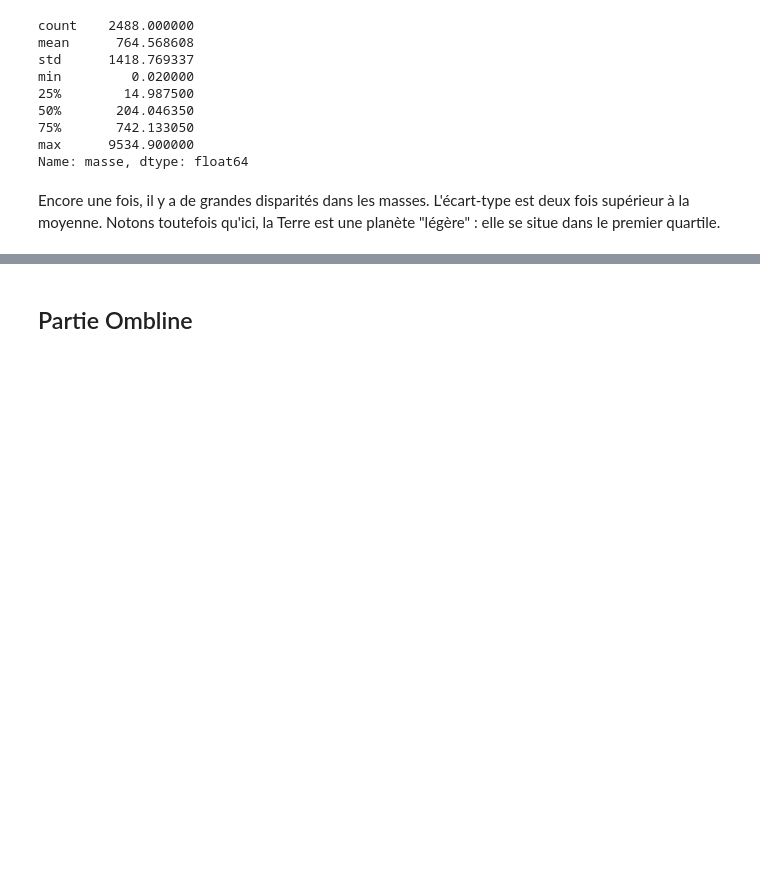
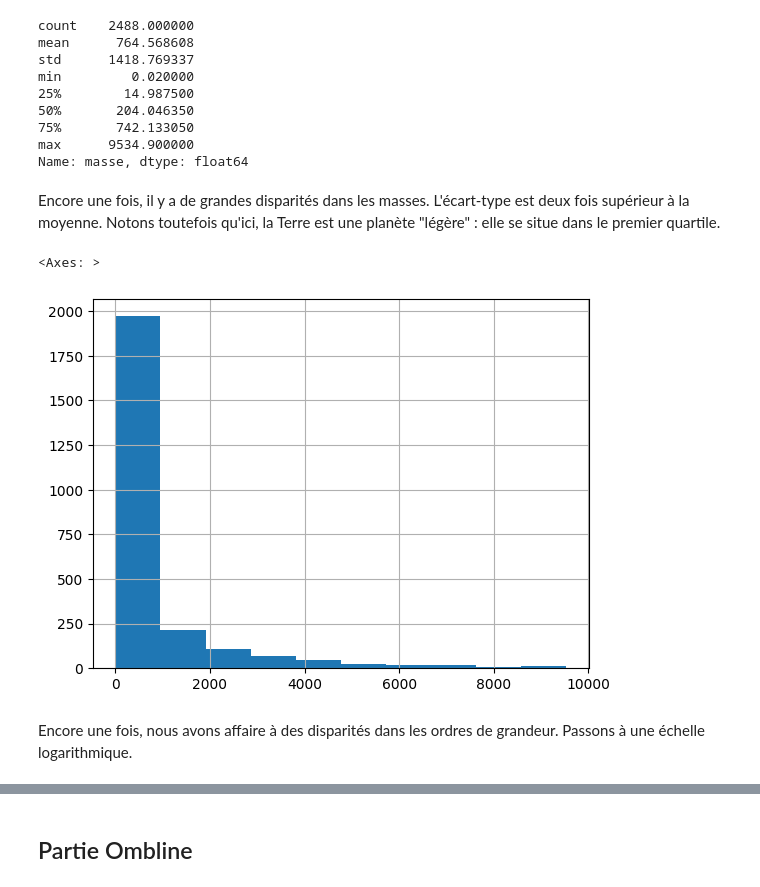
Before and after one commit to camilleprig/pe-hackathon, a Jupyter notebook: code.ipynb, the cells around one changed output, grey strips where cells are left out. Saved outputs shown, nothing was run; the diff lists cells and outputs as text; code cells hidden in the pictures; blank space fills up the shorter version.

```diff
--- a/code.ipynb
+++ b/code.ipynb
@@ -135,3 +135,10 @@ max      9534.900000
 Name: masse, dtype: float64
 # %% [markdown]
 Encore une fois, il y a de grandes disparités dans les masses. L'écart-type est deux fois supérieur à la moyenne. Notons toutefois qu'ici, la Terre est une planète "légère" : elle se situe dans le premier quartile.
+# %%
+dfr.masse.hist()
+# %% [output]
+<Axes: >
+[figure, added]
+# %% [markdown]
+Encore une fois, nous avons affaire à des disparités dans les ordres de grandeur. Passons à une échelle logarithmique.
```
Also changed, not shown: parts of 3 cells of this notebook.
